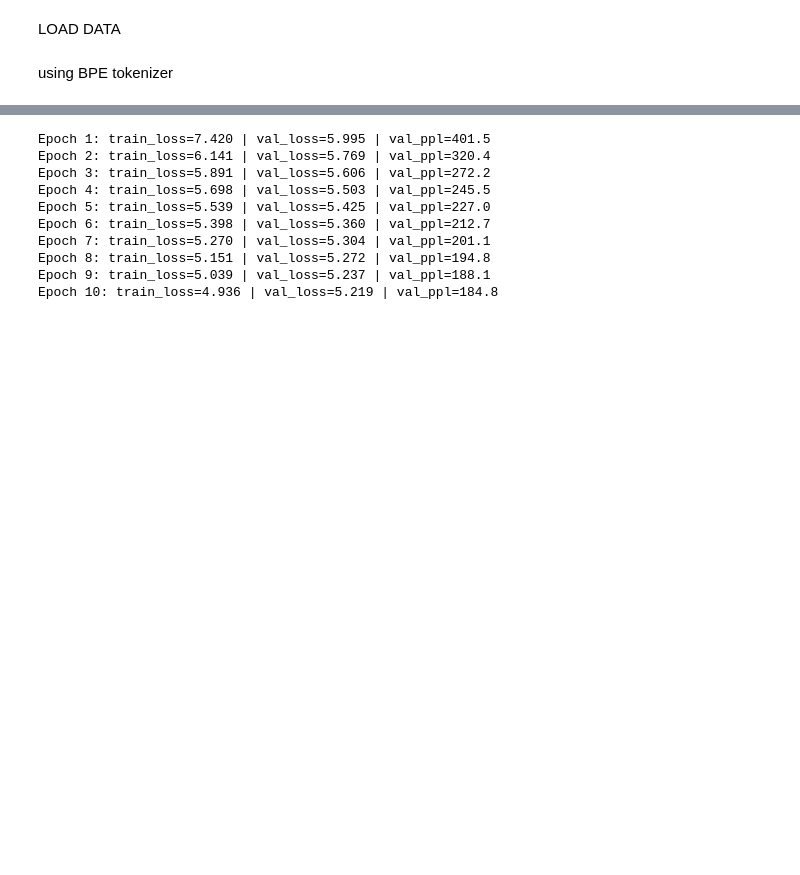
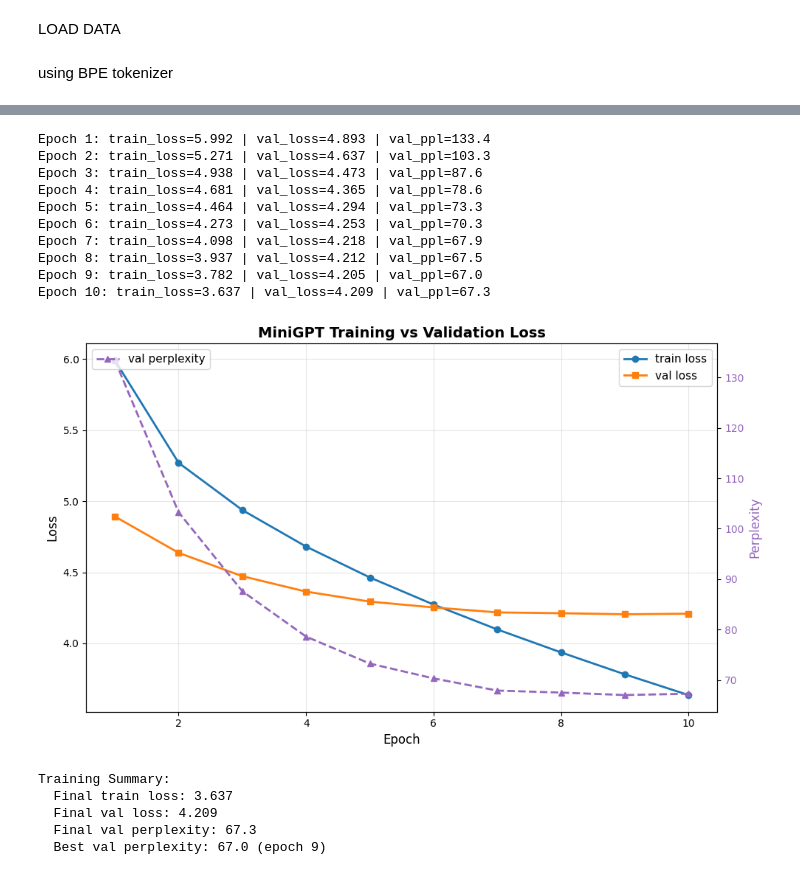
Before and after one commit to jorrynli/nlp-final, a Jupyter notebook: transformer.ipynb, the cells around one changed output, grey strips where cells are left out. Cells and saved outputs as stored; diff of their text form; code cells hidden in the pictures; blank space fills up the shorter version.

```diff
--- a/transformer.ipynb
+++ b/transformer.ipynb
@@ -440,15 +449,16 @@ class MiniGPT(nn.Module):
 # %%
 torch.cuda.empty_cache()
 # %%
-d_model = 256
-num_layers = 4
-num_heads = 4
+d_model = 512
+num_layers = 6
+num_heads = 8
 learning_rate = 1e-4
 num_epochs = 10
+dropout = 0.2
 
-model = MiniGPT(vocab_size=tokenizer.get_vocab_size(), d_model=d_model,
+model = MiniGPT(vocab_size=tokenizer.get_piece_size(), d_model=d_model,
                 num_layers=num_layers, num_heads=num_heads,
-                block_size=block_size).to(DEVICE)
+                block_size=block_size, dropout=dropout).to(DEVICE)
 optimizer = torch.optim.AdamW(model.parameters(), lr=learning_rate, weight_decay=0.01)
 
 
@@ -491,16 +501,57 @@ for epoch in range(1, num_epochs + 1):
     history.append((train_loss, val_loss, val_ppl))
     print(f"Epoch {epoch}: train_loss={train_loss:.3f} | val_loss={val_loss:.3f} | val_ppl={val_ppl:.1f}")
 # %% [output]
-Epoch 1: train_loss=7.420 | val_loss=5.995 | val_ppl=401.5
-Epoch 2: train_loss=6.141 | val_loss=5.769 | val_ppl=320.4
-Epoch 3: train_loss=5.891 | val_loss=5.606 | val_ppl=272.2
-Epoch 4: train_loss=5.698 | val_loss=5.503 | val_ppl=245.5
-Epoch 5: train_loss=5.539 | val_loss=5.425 | val_ppl=227.0
-Epoch 6: train_loss=5.398 | val_loss=5.360 | val_ppl=212.7
-Epoch 7: train_loss=5.270 | val_loss=5.304 | val_ppl=201.1
-Epoch 8: train_loss=5.151 | val_loss=5.272 | val_ppl=194.8
-Epoch 9: train_loss=5.039 | val_loss=5.237 | val_ppl=188.1
-Epoch 10: train_loss=4.936 | val_loss=5.219 | val_ppl=184.8
+Epoch 1: train_loss=5.992 | val_loss=4.893 | val_ppl=133.4
+Epoch 2: train_loss=5.271 | val_loss=4.637 | val_ppl=103.3
+Epoch 3: train_loss=4.938 | val_loss=4.473 | val_ppl=87.6
+Epoch 4: train_loss=4.681 | val_loss=4.365 | val_ppl=78.6
+Epoch 5: train_loss=4.464 | val_loss=4.294 | val_ppl=73.3
+Epoch 6: train_loss=4.273 | val_loss=4.253 | val_ppl=70.3
+Epoch 7: train_loss=4.098 | val_loss=4.218 | val_ppl=67.9
+Epoch 8: train_loss=3.937 | val_loss=4.212 | val_ppl=67.5
+Epoch 9: train_loss=3.782 | val_loss=4.205 | val_ppl=67.0
+Epoch 10: train_loss=3.637 | val_loss=4.209 | val_ppl=67.3
+# %%
+# Plot training curves
+if history:
+    epochs = list(range(1, len(history) + 1))
+    train_losses = [h[0] for h in history]
+    val_losses = [h[1] for h in history]
+    val_ppls = [h[2] for h in history]
+
+    fig, ax1 = plt.subplots(figsize=(10, 6))
+    ax1.plot(epochs, train_losses, label='train loss', marker='o', linewidth=2)
+    ax1.plot(epochs, val_losses, label='val loss', marker='s', linewidth=2)
+    ax1.set_xlabel('Epoch', fontsize=12)
+    ax1.set_ylabel('Loss', fontsize=12)
+    ax1.set_title('MiniGPT Training vs Validation Loss', fontsize=14, fontweight='bold')
+    ax1.grid(True, alpha=0.3)
+    ax1.legend(loc='upper right', fontsize=11)
+
+    ax2 = ax1.twinx()
+    ax2.plot(epochs, val_ppls, color='tab:purple', label='val perplexity', linestyle='--', marker='^', linewidth=2)
+    ax2.set_ylabel('Perplexity', fontsize=12, color='tab:purple')
+    ax2.tick_params(axis='y', labelcolor='tab:purple')
+    ax2.legend(loc='upper left', fontsize=11)
+
+    plt.tight_layout()
+    plt.show()
+
+    # Print summary statistics
+    print(f"\nTraining Summary:")
+    print(f"  Final train loss: {train_losses[-1]:.3f}")
+    print(f"  Final val loss: {val_losses[-1]:.3f}")
+    print(f"  Final val perplexity: {val_ppls[-1]:.1f}")
+    print(f"  Best val perplexity: {min(val_ppls):.1f} (epoch {epochs[val_ppls.index(min(val_ppls))]})")
+else:
+    print('History is empty; run the training cell first.')
+# %% [output]
+[figure, added]
+Training Summary:
+  Final train loss: 3.637
+  Final val loss: 4.209
+  Final val perplexity: 67.3
+  Best val perplexity: 67.0 (epoch 9)
 # %%
 # prompt = "The history of natural language processing"
 # input_ids = tokenizer(prompt, return_tensors='pt')["input_ids"].to(DEVICE)
```
Also changed, not shown: parts of 14 cells of this notebook, 4 other files.
